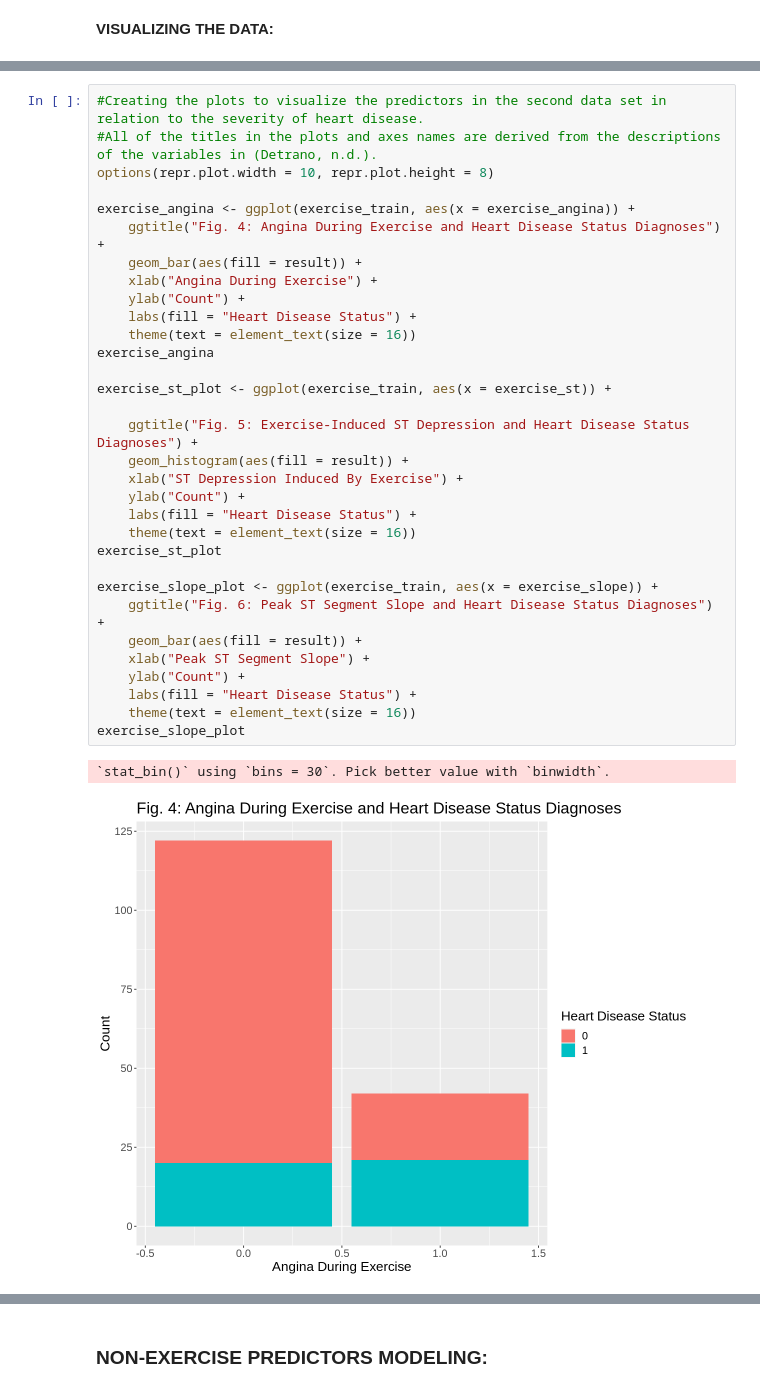
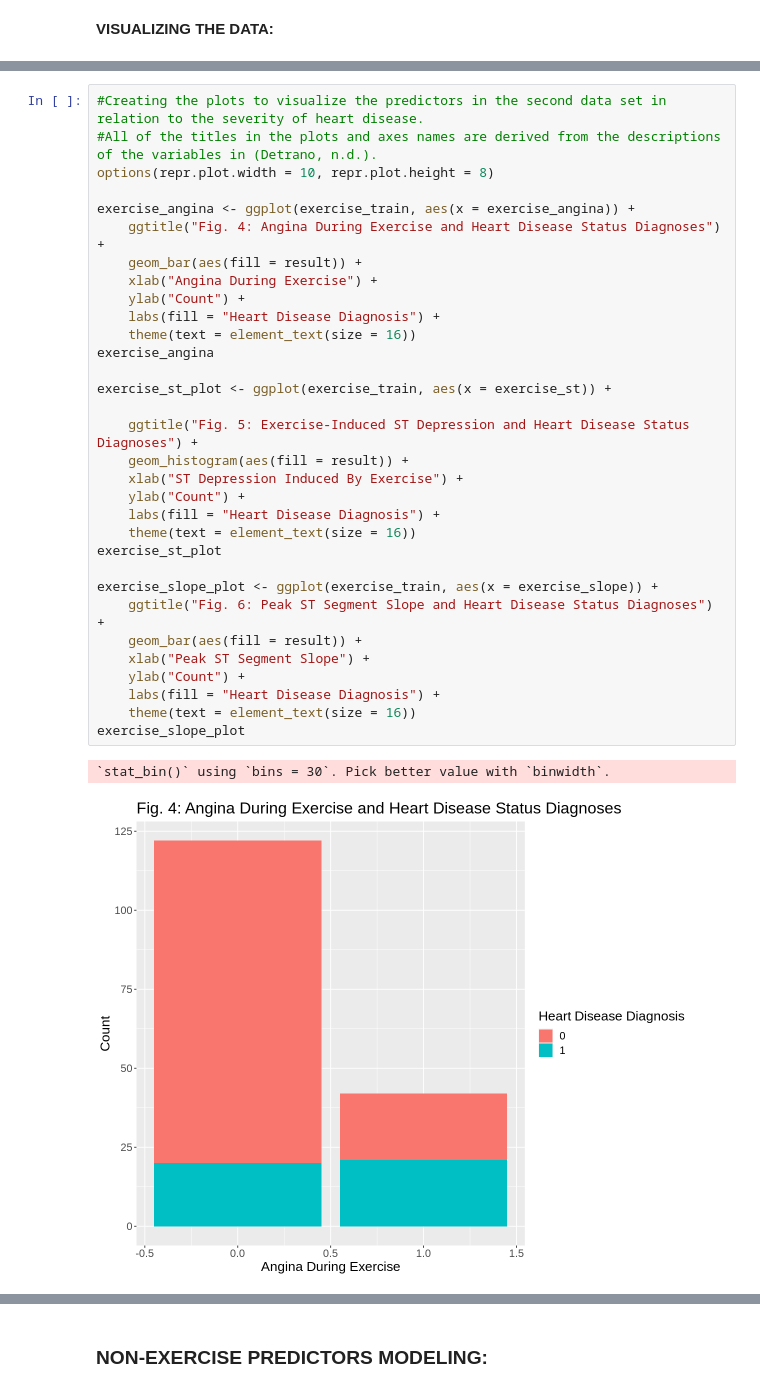
Before and after one commit to chenjerry623/DSCI100-Group17-Project, a Jupyter notebook: Group-17-Project.ipynb, the cells around one changed output, grey strips where cells are left out. Saved outputs shown, nothing was run; the diff lists cells and outputs as text.

```diff
--- a/Group-17-Project.ipynb
+++ b/Group-17-Project.ipynb
@@ -171,34 +171,34 @@ These plots depict the predictors’ distribution, indicating the association be
 #Creating the plots to visualize the predictors in the second data set in relation to the severity of heart disease.
 #All of the titles in the plots and axes names are derived from the descriptions of the variables in (Detrano, n.d.).
 options(repr.plot.width = 10, repr.plot.height = 8)
 
 exercise_angina <- ggplot(exercise_train, aes(x = exercise_angina)) +
     ggtitle("Fig. 4: Angina During Exercise and Heart Disease Status Diagnoses") +
     geom_bar(aes(fill = result)) +
     xlab("Angina During Exercise") +
     ylab("Count") +
-    labs(fill = "Heart Disease Status") +
+    labs(fill = "Heart Disease Diagnosis") +
     theme(text = element_text(size = 16))
 exercise_angina
 
 exercise_st_plot <- ggplot(exercise_train, aes(x = exercise_st)) +
 
     ggtitle("Fig. 5: Exercise-Induced ST Depression and Heart Disease Status Diagnoses") +
     geom_histogram(aes(fill = result)) +
     xlab("ST Depression Induced By Exercise") +
     ylab("Count") +
-    labs(fill = "Heart Disease Status") +
+    labs(fill = "Heart Disease Diagnosis") +
     theme(text = element_text(size = 16))
 exercise_st_plot
 
 exercise_slope_plot <- ggplot(exercise_train, aes(x = exercise_slope)) +
     ggtitle("Fig. 6: Peak ST Segment Slope and Heart Disease Status Diagnoses") +
     geom_bar(aes(fill = result)) +
     xlab("Peak ST Segment Slope") +
     ylab("Count") +
-    labs(fill = "Heart Disease Status") +
+    labs(fill = "Heart Disease Diagnosis") +
     theme(text = element_text(size = 16))
 exercise_slope_plot
 # %% [output]
 `stat_bin()` using `bins = 30`. Pick better value with `binwidth`.
-[figure, old version]
+[figure, new version]
```
Also changed, not shown: parts of 41 cells of this notebook.
